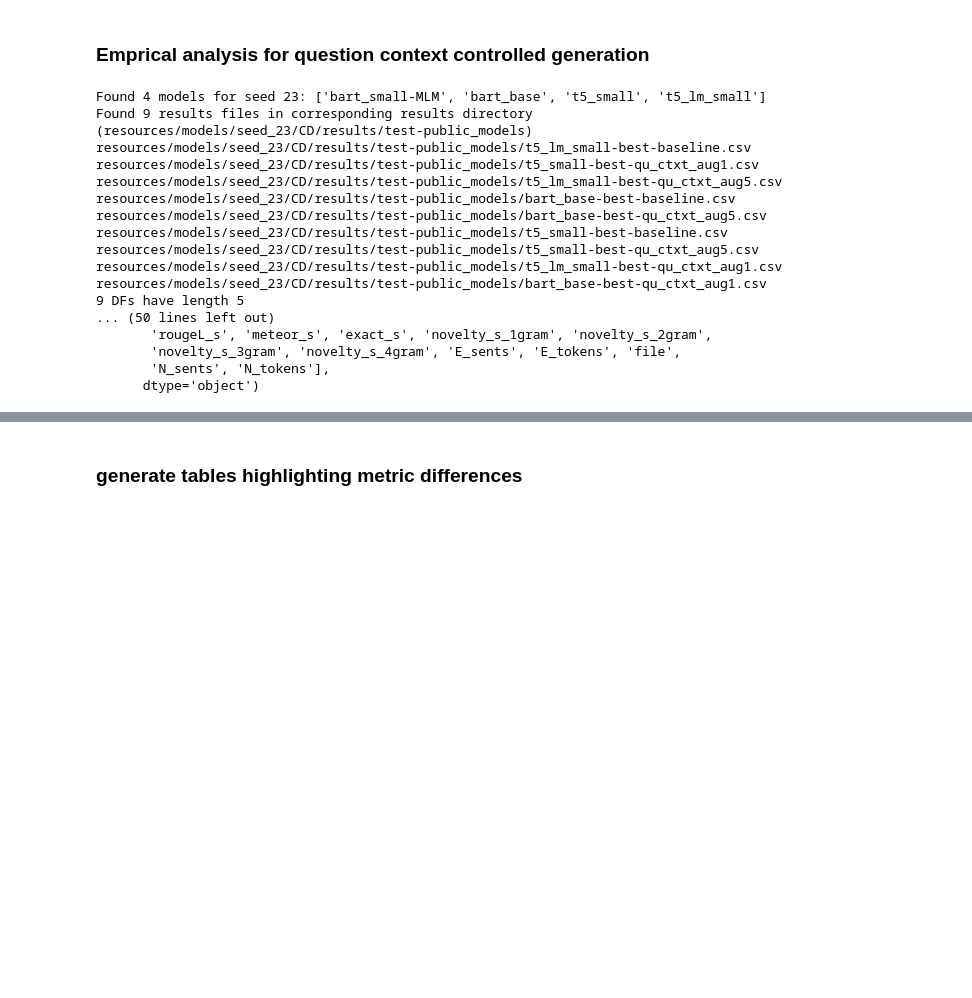
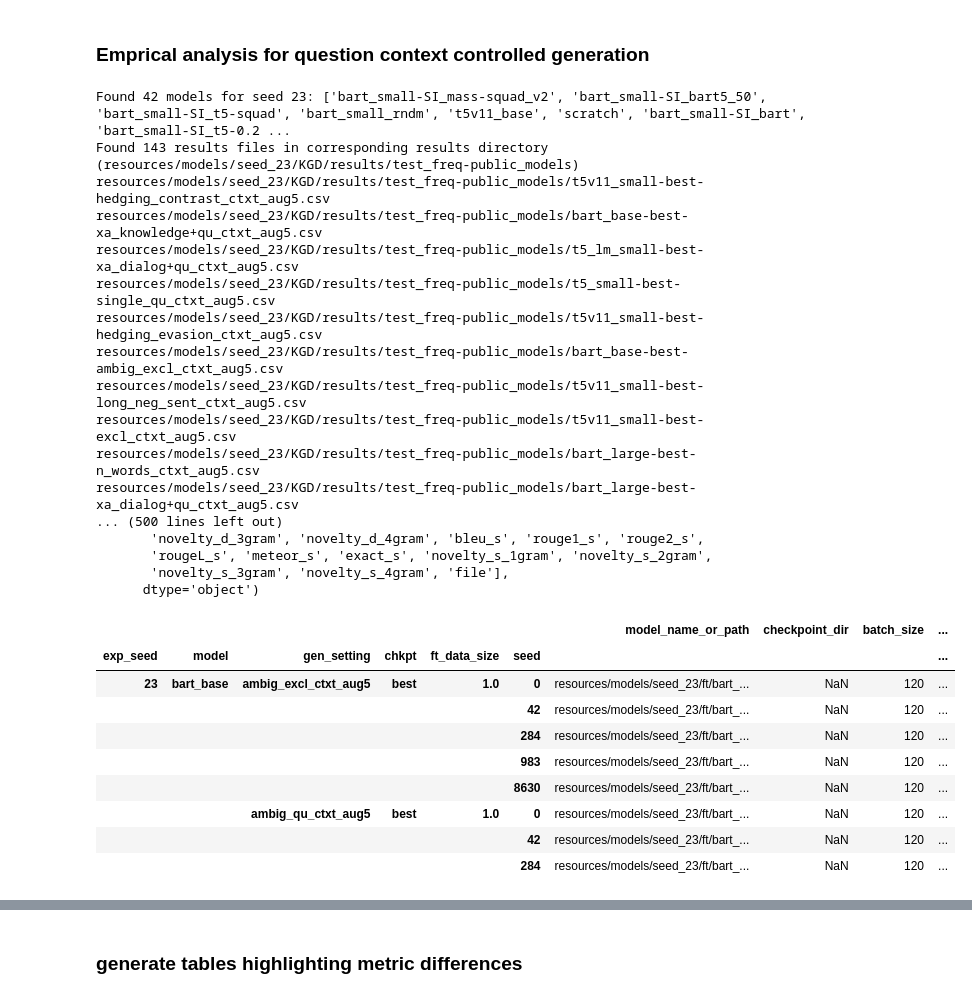
Before and after one commit to ZurichNLP/understanding-ctx-aug, a Jupyter notebook: summarize_results.ipynb, the cells around one changed output, grey strips where cells are left out. Cells and saved outputs as stored; diff of their text form; code cells hidden in the pictures; blank space fills up the shorter version.

```diff
--- a/summarize_results.ipynb
+++ b/summarize_results.ipynb
@@ -349,23 +348,40 @@ def get_detailed_info_on_complex_dataframe(df):
 # %%
-public_model_results_df = get_all_results(exp_seed_runs=exp_seeds, resource_path=resource_path, data_set=data_set, results_dir=f'results/{test_set}-public_models', build_dataframe=True)
+public_model_results_df = get_all_results(
+    exp_seed_runs=exp_seeds,
+    resource_path=resource_path,
+    dataset=dataset,
+    results_dir=f'results/{test_set}-public_models',
+    build_dataframe=True
+    )
+
 get_detailed_info_on_complex_dataframe(public_model_results_df)
-# public_model_results_df.head(8)
+public_model_results_df.head(8)
 # %% [output]
-Found 4 models for seed 23: ['bart_small-MLM', 'bart_base', 't5_small', 't5_lm_small']
-Found 9 results files in corresponding results directory (resources/models/seed_23/CD/results/test-public_models)
-resources/models/seed_23/CD/results/test-public_models/t5_lm_small-best-baseline.csv
-resources/models/seed_23/CD/results/test-public_models/t5_small-best-qu_ctxt_aug1.csv
-resources/models/seed_23/CD/results/test-public_models/t5_lm_small-best-qu_ctxt_aug5.csv
-resources/models/seed_23/CD/results/test-public_models/bart_base-best-baseline.csv
-resources/models/seed_23/CD/results/test-public_models/bart_base-best-qu_ctxt_aug5.csv
-resources/models/seed_23/CD/results/test-public_models/t5_small-best-baseline.csv
-resources/models/seed_23/CD/results/test-public_models/t5_small-best-qu_ctxt_aug5.csv
-resources/models/seed_23/CD/results/test-public_models/t5_lm_small-best-qu_ctxt_aug1.csv
-resources/models/seed_23/CD/results/test-public_models/bart_base-best-qu_ctxt_aug1.csv
-9 DFs have length 5
-... (50 lines left out)
+Found 42 models for seed 23: ['bart_small-SI_mass-squad_v2', 'bart_small-SI_bart5_50', 'bart_small-SI_t5-squad', 'bart_small_rndm', 't5v11_base', 'scratch', 'bart_small-SI_bart', 'bart_small-SI_t5-0.2 ...
+Found 143 results files in corresponding results directory (resources/models/seed_23/KGD/results/test_freq-public_models)
+resources/models/seed_23/KGD/results/test_freq-public_models/t5v11_small-best-hedging_contrast_ctxt_aug5.csv
+resources/models/seed_23/KGD/results/test_freq-public_models/bart_base-best-xa_knowledge+qu_ctxt_aug5.csv
+resources/models/seed_23/KGD/results/test_freq-public_models/t5_lm_small-best-xa_dialog+qu_ctxt_aug5.csv
+resources/models/seed_23/KGD/results/test_freq-public_models/t5_small-best-single_qu_ctxt_aug5.csv
+resources/models/seed_23/KGD/results/test_freq-public_models/t5v11_small-best-hedging_evasion_ctxt_aug5.csv
+resources/models/seed_23/KGD/results/test_freq-public_models/bart_base-best-ambig_excl_ctxt_aug5.csv
+resources/models/seed_23/KGD/results/test_freq-public_models/t5v11_small-best-long_neg_sent_ctxt_aug5.csv
+resources/models/seed_23/KGD/results/test_freq-public_models/t5v11_small-best-excl_ctxt_aug5.csv
+resources/models/seed_23/KGD/results/test_freq-public_models/bart_large-best-n_words_ctxt_aug5.csv
+resources/models/seed_23/KGD/results/test_freq-public_models/bart_large-best-xa_dialog+qu_ctxt_aug5.csv
+... (500 lines left out)
+       'novelty_d_3gram', 'novelty_d_4gram', 'bleu_s', 'rouge1_s', 'rouge2_s',
        'rougeL_s', 'meteor_s', 'exact_s', 'novelty_s_1gram', 'novelty_s_2gram',
-       'novelty_s_3gram', 'novelty_s_4gram', 'E_sents', 'E_tokens', 'file',
-       'N_sents', 'N_tokens'],
+       'novelty_s_3gram', 'novelty_s_4gram', 'file'],
       dtype='object')
+|  |  |  |  |  |  | model_name_or_path | checkpoint_dir | batch_size | ... |
+| exp_seed | model | gen_setting | chkpt | ft_data_size | seed |  |  |  | ... |
+| 23 | bart_base | ambig_excl_ctxt_aug5 | best | 1.0 | 0 | resources/models/seed_23/ft/bart_... | NaN | 120 | ... |
+|  |  |  |  |  | 42 | resources/models/seed_23/ft/bart_... | NaN | 120 | ... |
+|  |  |  |  |  | 284 | resources/models/seed_23/ft/bart_... | NaN | 120 | ... |
+|  |  |  |  |  | 983 | resources/models/seed_23/ft/bart_... | NaN | 120 | ... |
+|  |  |  |  |  | 8630 | resources/models/seed_23/ft/bart_... | NaN | 120 | ... |
+|  |  | ambig_qu_ctxt_aug5 | best | 1.0 | 0 | resources/models/seed_23/ft/bart_... | NaN | 120 | ... |
+|  |  |  |  |  | 42 | resources/models/seed_23/ft/bart_... | NaN | 120 | ... |
+|  |  |  |  |  | 284 | resources/models/seed_23/ft/bart_... | NaN | 120 | ... |
 # %%
```
Also changed, not shown: parts of 14 cells of this notebook, 2 other files.
